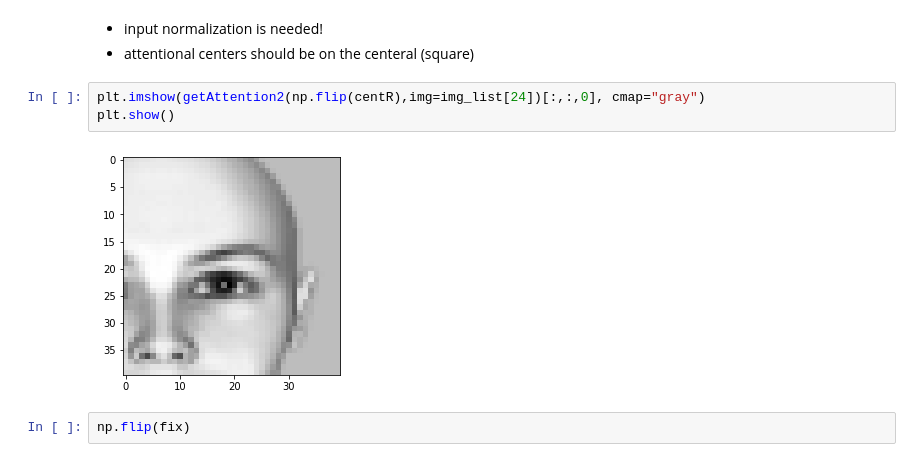
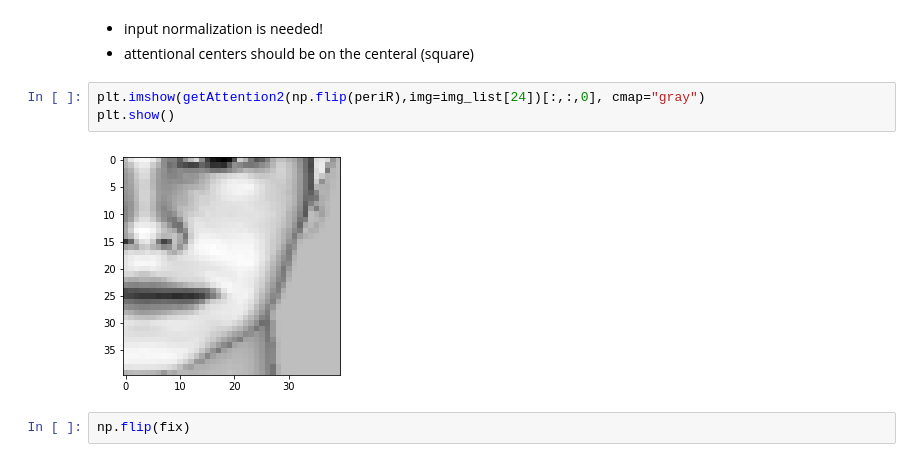
Before and after one commit to hyunwoogu/EyeStrategy, a Jupyter notebook: EyeSequential/Sequential.ipynb, the cells around one changed output. Saved outputs shown, nothing was run; the diff lists cells and outputs as text.

```diff
--- a/EyeSequential/Sequential.ipynb
+++ b/EyeSequential/Sequential.ipynb
@@ -132,10 +132,10 @@ plt.show()
 + input normalization is needed!
 + attentional centers should be on the centeral (square)
 # %%
-plt.imshow(getAttention2(np.flip(centR),img=img_list[24])[:,:,0], cmap="gray")
+plt.imshow(getAttention2(np.flip(periR),img=img_list[24])[:,:,0], cmap="gray")
 plt.show()
 # %% [output]
-[figure, old version]
+[figure, new version]
 # %%
 np.flip(fix)
 # %%
```
Also changed, not shown: parts of 11 cells of this notebook, 2 other files.
